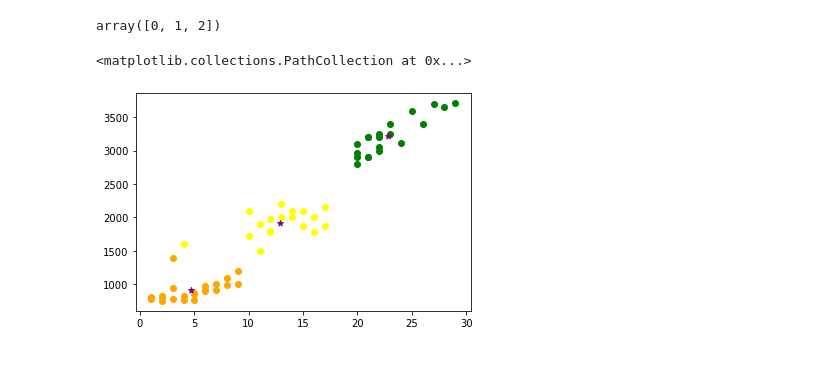
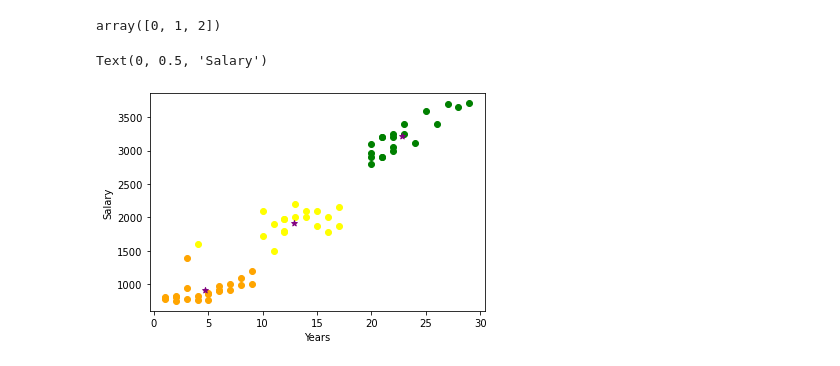
Before and after one commit to samkitshah18/AIMl-lab, a Jupyter notebook: Lab 5/K_means.ipynb, the cells around one changed output. Drawn from its saved outputs; the diff is of its cells as text; code cells hidden in the pictures.

```diff
--- a/Lab 5/K_means.ipynb
+++ b/Lab 5/K_means.ipynb
@@ -211,11 +211,13 @@ array([0, 1, 2])
 # %%
 df1 = df_clustered[df_clustered.cluster==0]
 df2 = df_clustered[df_clustered.cluster==1]
 df3 = df_clustered[df_clustered.cluster==2]
 plt.scatter(df1.WorkingYears,df1['Salary'],color='green')
 plt.scatter(df2.WorkingYears,df2['Salary'],color='orange')
 plt.scatter(df3.WorkingYears,df3['Salary'],color='yellow')
 plt.scatter(centroids.Centroid_Year,centroids.Centroid_Salary,color='purple',marker='*',label='centroid')
+plt.xlabel('Years')
+plt.ylabel('Salary')
 # %% [output]
-<matplotlib.collections.PathCollection at 0x...>
+Text(0, 0.5, 'Salary')
-[figure, old version]
+[figure, new version]
```
Also changed, not shown: 14 other files.
